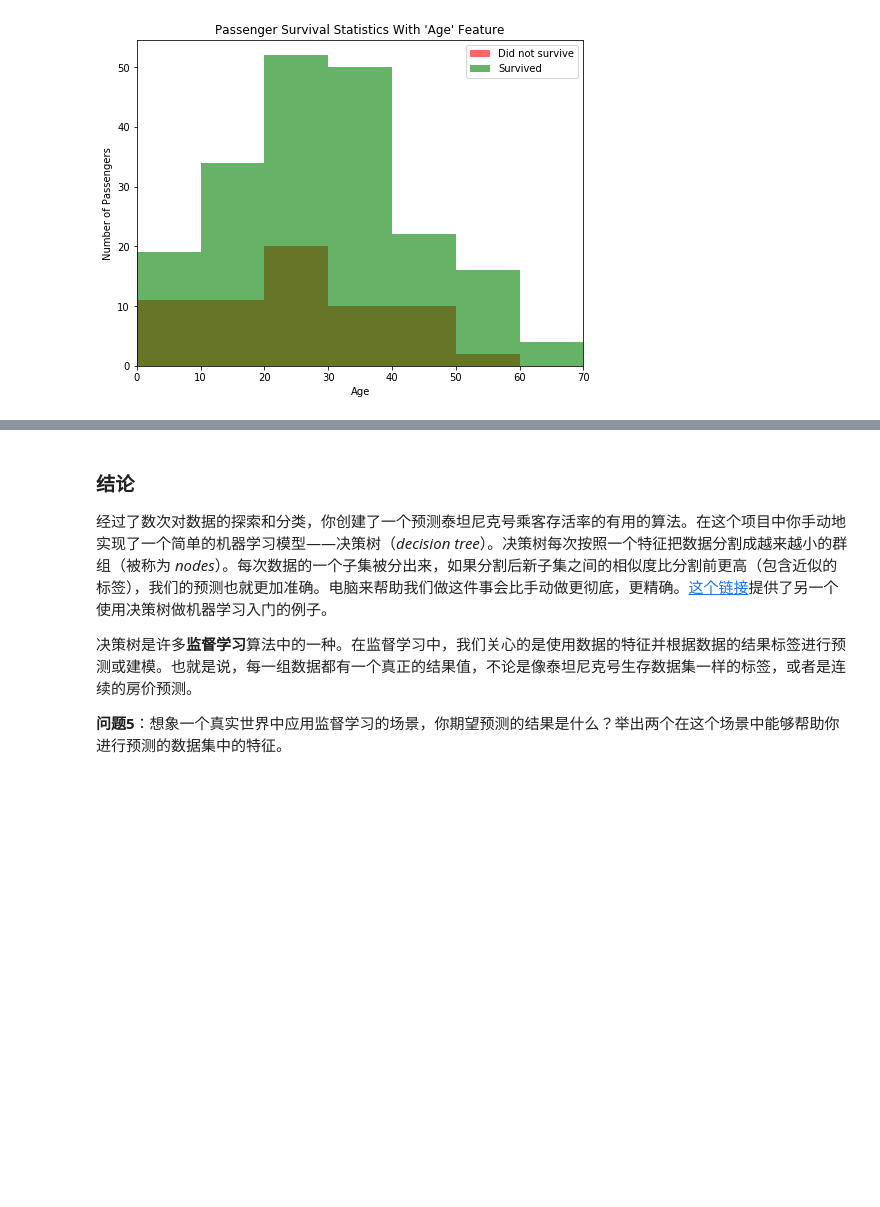
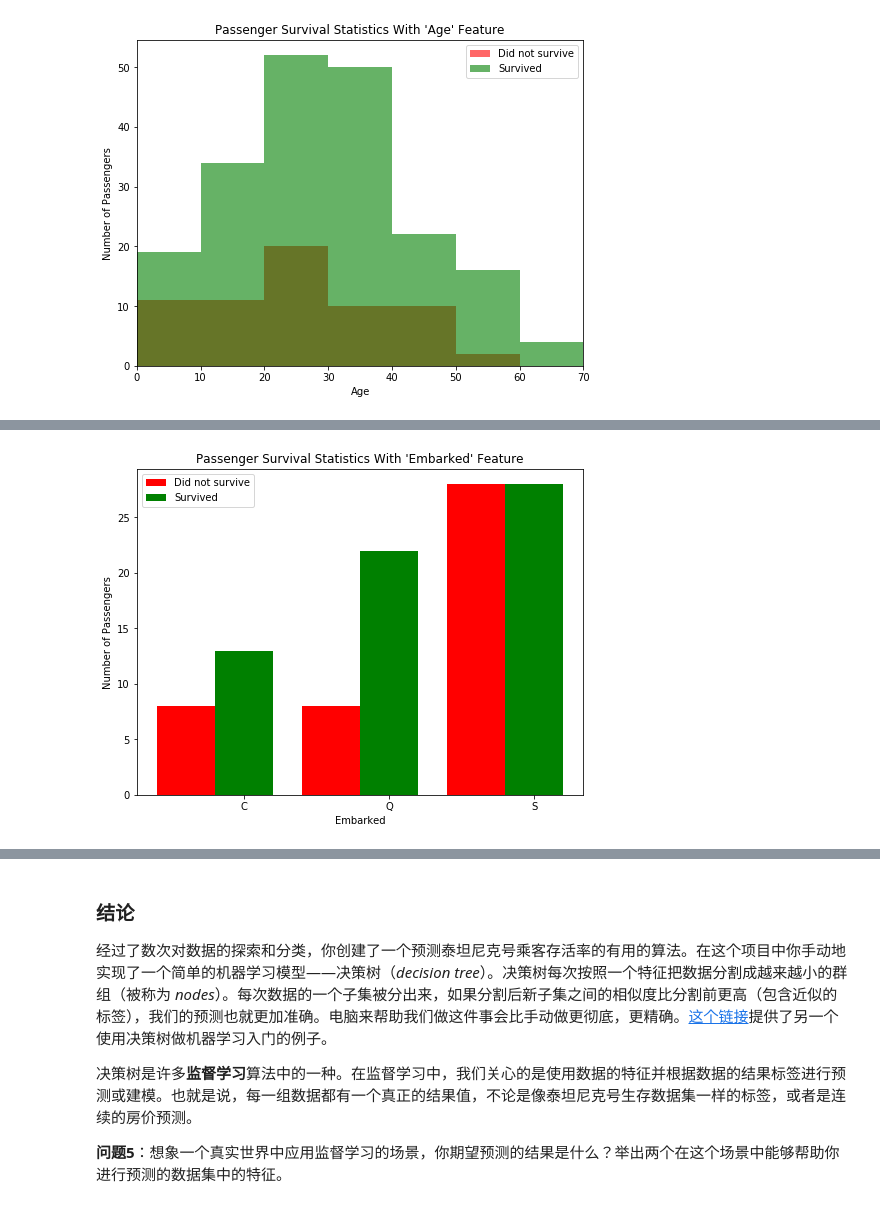
Before and after one commit to kython/Machine_Learning_Nanodegree, a Jupyter notebook: titanic_survival_exploration/titanic_survival_exploration.ipynb, the cells around one changed output, grey strips where cells are left out. Cells and saved outputs as stored; diff of their text form; code cells hidden in the pictures; blank space fills up the shorter version.

```diff
--- a/titanic_survival_exploration/titanic_survival_exploration.ipynb
+++ b/titanic_survival_exploration/titanic_survival_exploration.ipynb
@@ -420,0 +442,4 @@ survival_stats(data, outcomes, 'Age', ["Sex == 'female'"])
+# %%
+survival_stats(data, outcomes, 'Embarked', ["Sex == 'female'", "Pclass == 3", "Fare <= 20"])
+# %% [output]
+[figure, added]
```
Also changed, not shown: parts of 14 cells of this notebook, 1 other file.
